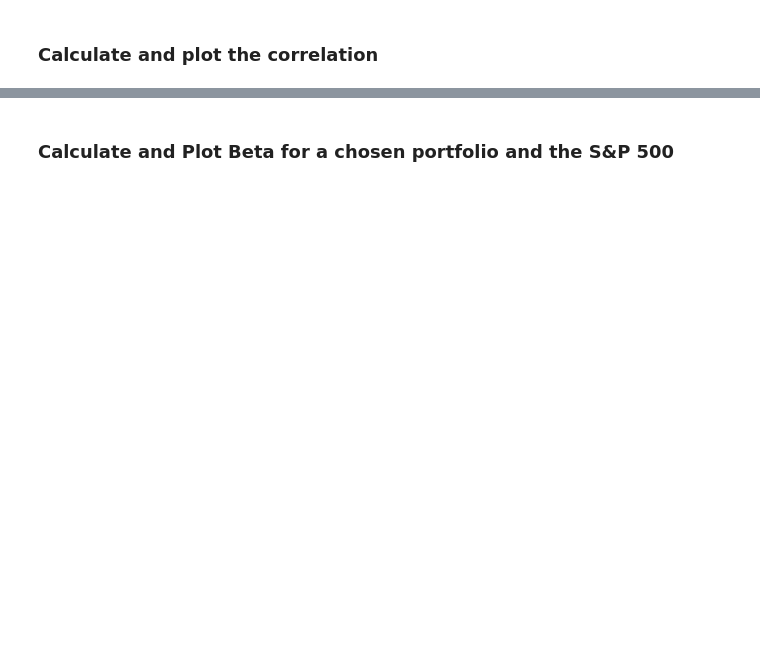
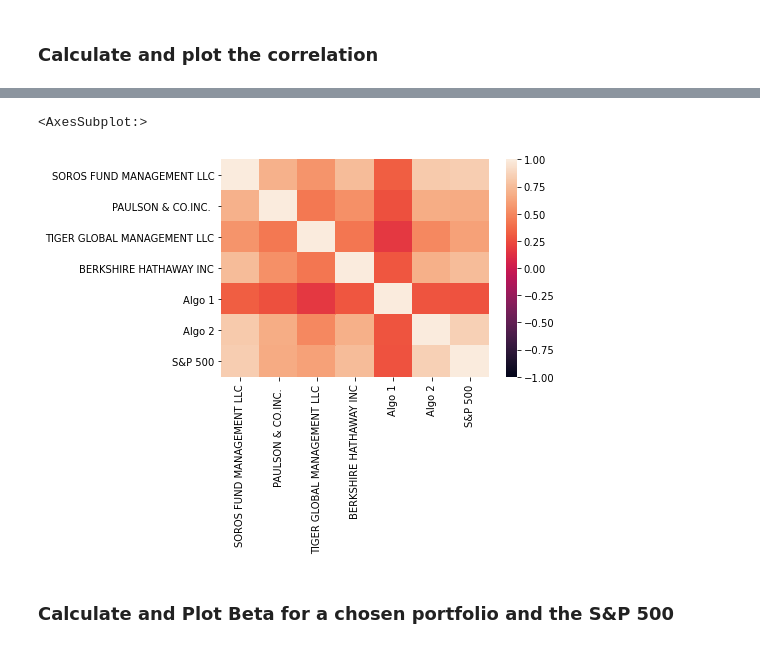
Before and after one commit to JacobJ215/Whale-Analysis, a Jupyter notebook: whale_analysis.ipynb, the cells around one changed output, grey strips where cells are left out. Drawn from its saved outputs; the diff is of its cells as text; code cells hidden in the pictures; blank space fills up the shorter version.

```diff
--- a/whale_analysis.ipynb
+++ b/whale_analysis.ipynb
@@ -287,5 +286,5 @@ portfolio_rolling_std['S&P 500'].plot(figsize=(20,10))
 ### Calculate and plot the correlation
 # %%
 # Calculate the correlation
-
-# Display de correlation matrix
+correlation = combined_portfolio.corr()
+correlation
@@ -292,3 +300,9 @@ portfolio_rolling_std['S&P 500'].plot(figsize=(20,10))
+# %%
+# Display de correlation matrix
+sns.heatmap(correlation, vmin=-1, vmax=1)
+# %% [output]
+<AxesSubplot:>
+[figure, added]
 # %% [markdown]
 ### Calculate and Plot Beta for a chosen portfolio and the S&P 500
 # %%
```
Also changed, not shown: parts of 31 cells of this notebook, 4 other files.
